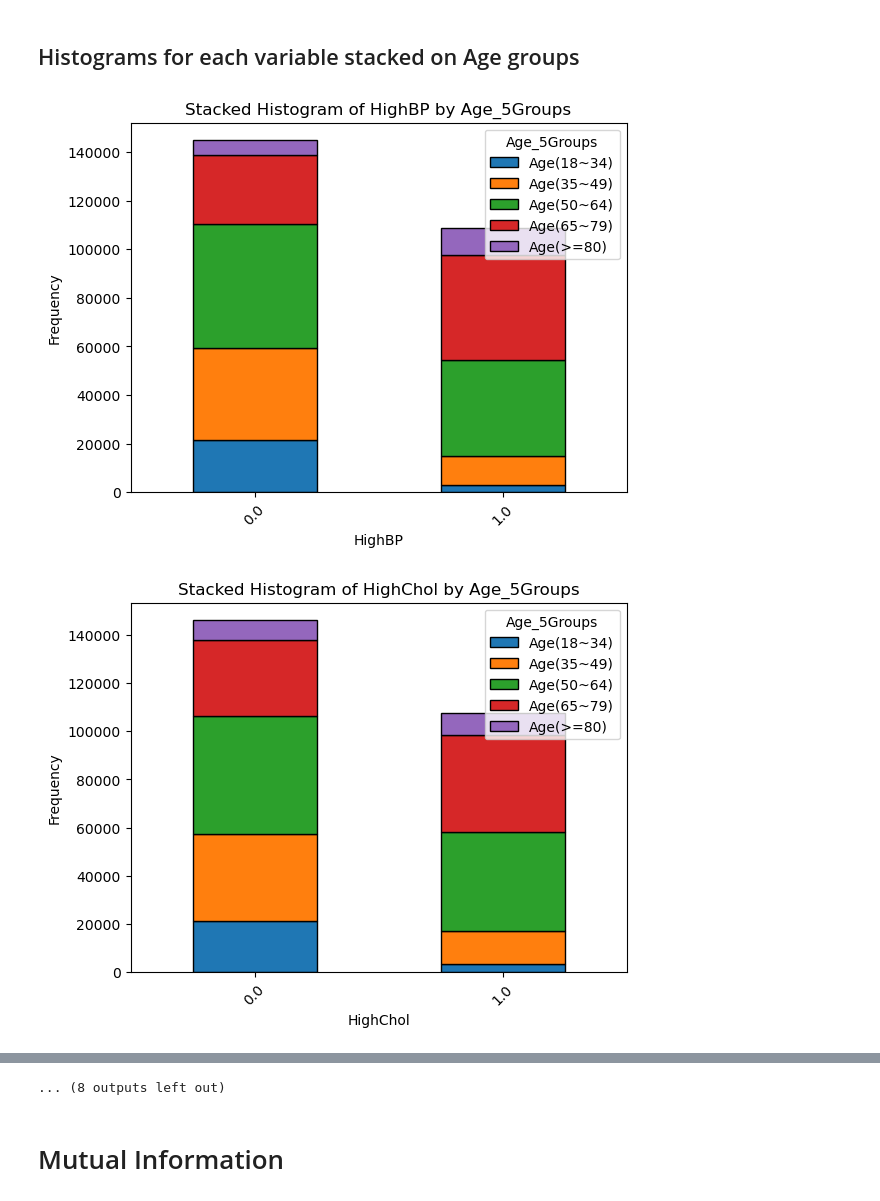
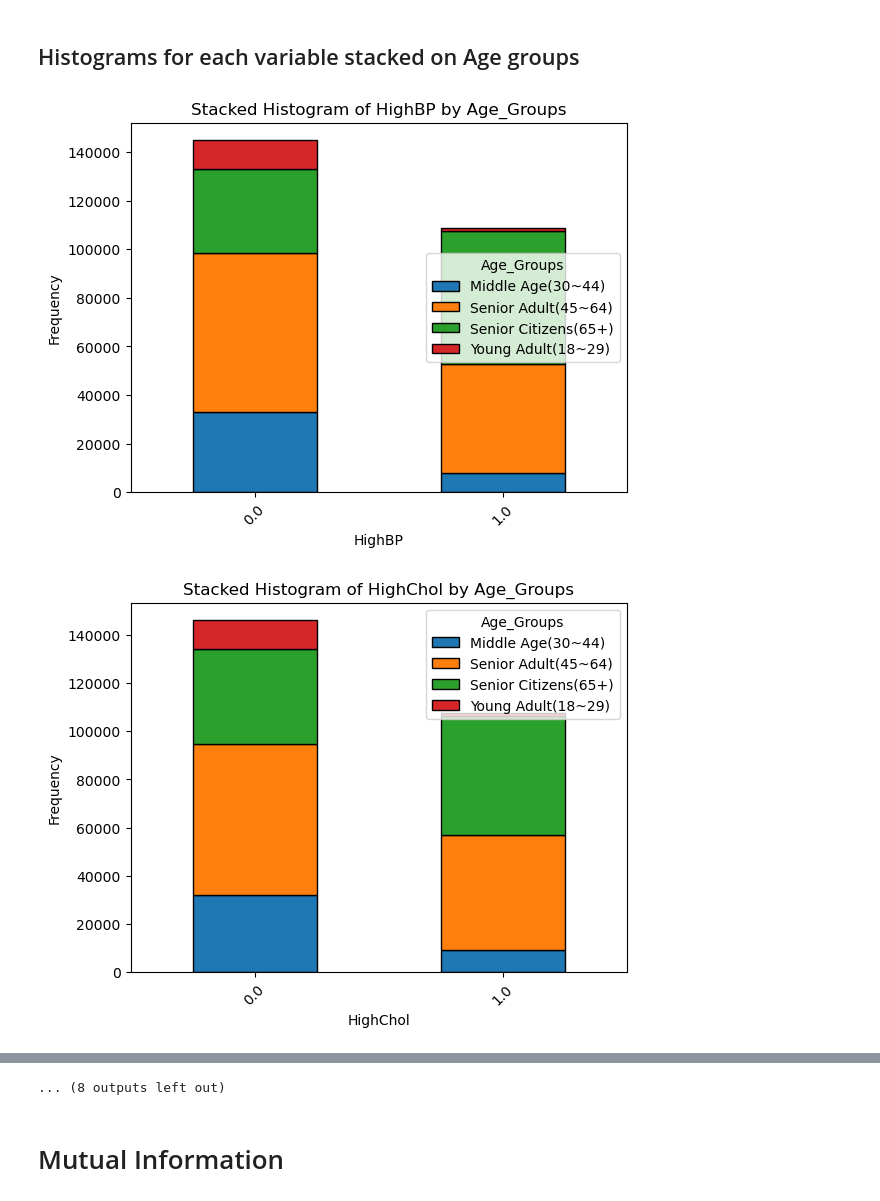
Before and after one commit to hubao666/Data-Analysis-for-BRFSS2015-Data, a Jupyter notebook: mid_proj.ipynb, the cells around one changed output, grey strips where cells are left out. Cells and saved outputs as stored; diff of their text form; code cells hidden in the pictures.

```diff
--- a/mid_proj.ipynb
+++ b/mid_proj.ipynb
@@ -163,8 +163,8 @@ stacked_hist(df, 'Y', 'DiffWalk', drop_Y000=True)
 # %%
 columns_to_drop = ['HeartDiseaseorAttack', 'Diabetes', 'Stroke', 'Age', 'Age_5Groups']
 feature_names = df.drop(columns=columns_to_drop).columns
 for name in feature_names:
-    stacked_hist(df, name, 'Age_5Groups')
+    stacked_hist(df, name, 'Age_Groups')
 # %% [output]
-[figure, old version]
+[figure, new version]
-[figure, old version]
+[figure, new version]
```
Also changed, not shown: parts of 11 cells of this notebook.
